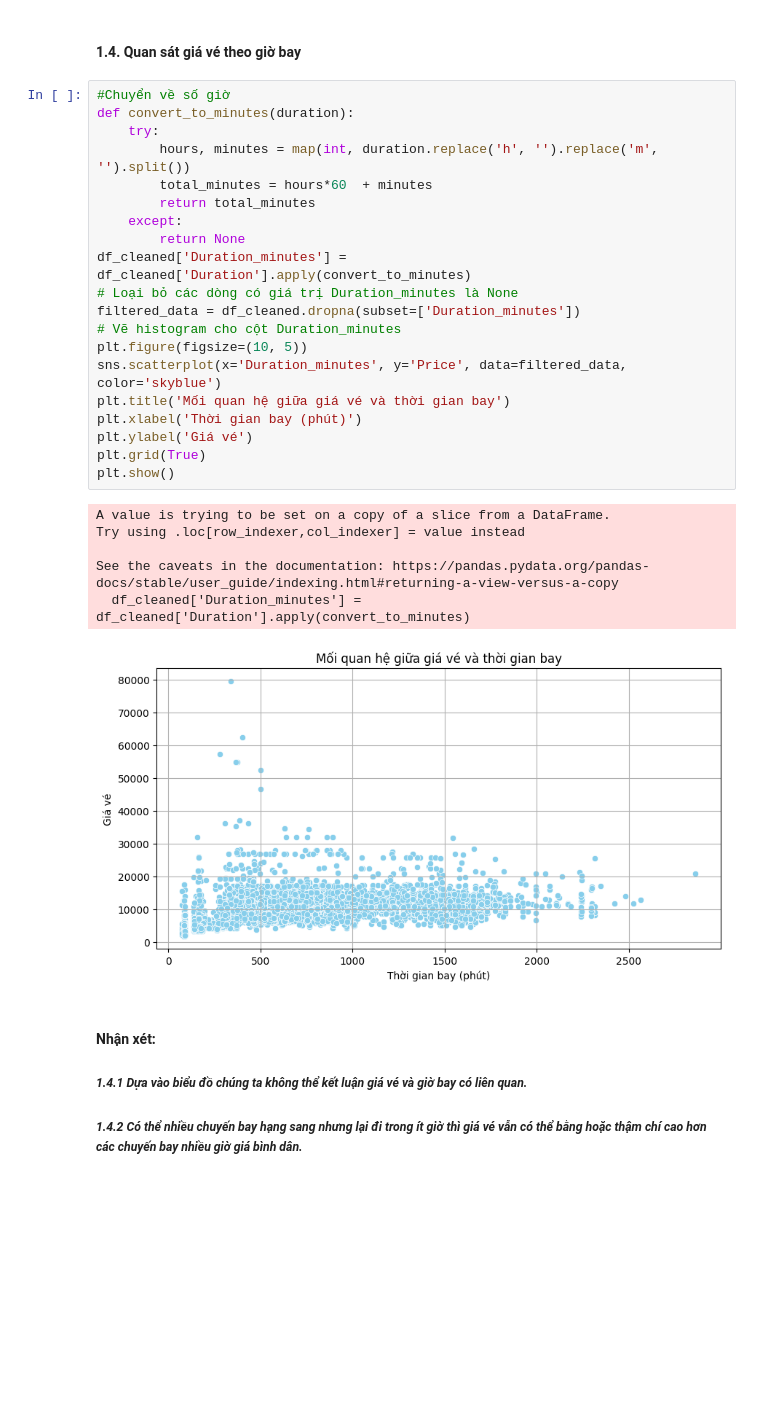
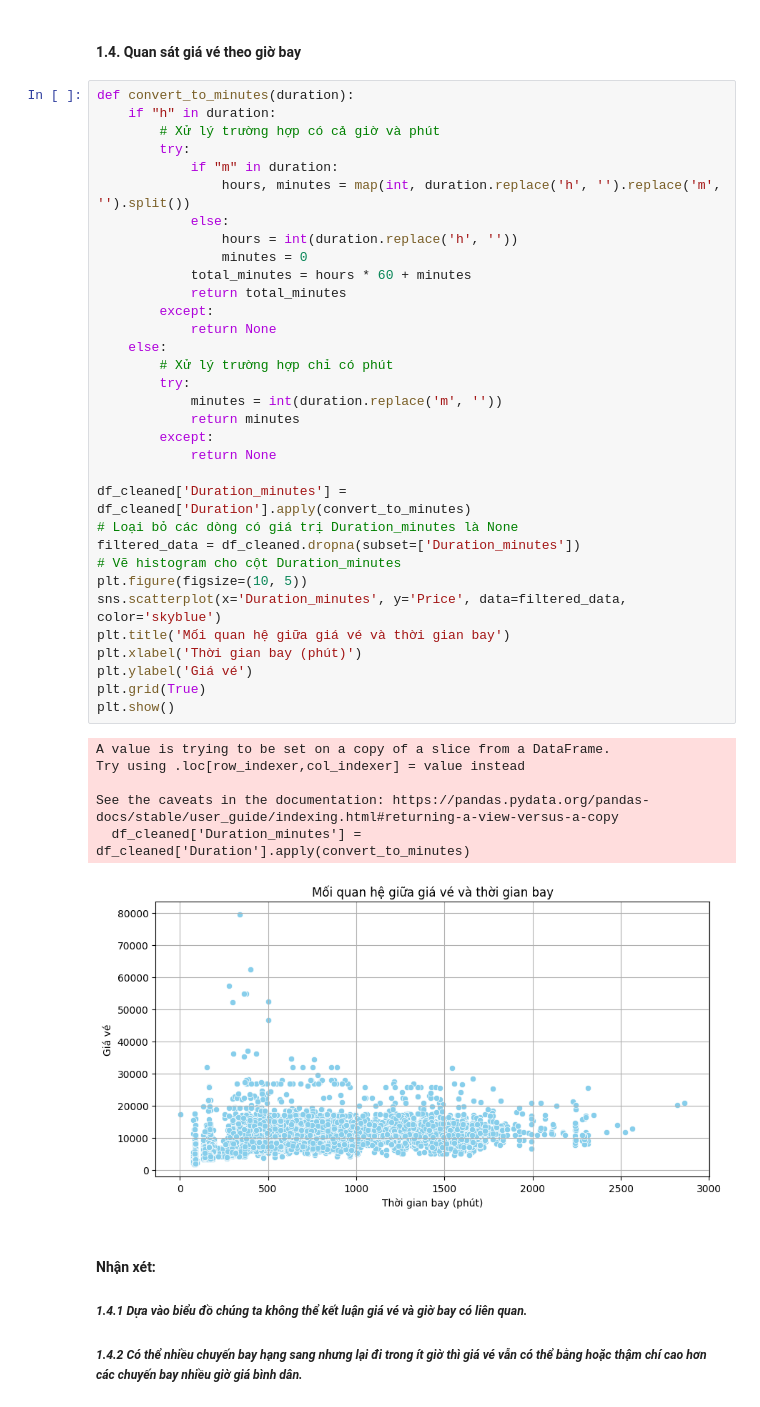
Before and after one commit to haingo22/PTDLUD-DA01, a Jupyter notebook: main.ipynb, the cells around one changed output. Drawn from its saved outputs; the diff is of its cells as text; blank space fills up the shorter version.

```diff
--- a/main.ipynb
+++ b/main.ipynb
@@ -462,32 +474,45 @@ The `ci` parameter is deprecated. Use `errorbar=None` for the same effect.
 # %% [markdown]
 #### **1.4. Quan sát giá vé theo giờ bay**
 # %%
-#Chuyển về số giờ
 def convert_to_minutes(duration):
-    try:
-        hours, minutes = map(int, duration.replace('h', '').replace('m', '').split())
-        total_minutes = hours*60  + minutes
-        return total_minutes
-    except:
-        return None
+    if "h" in duration:
+        # Xử lý trường hợp có cả giờ và phút
+        try:
+            if "m" in duration:
+                hours, minutes = map(int, duration.replace('h', '').replace('m', '').split())
+            else:
+                hours = int(duration.replace('h', ''))
+                minutes = 0
+            total_minutes = hours * 60 + minutes
+            return total_minutes
+        except:
+            return None
+    else:
+        # Xử lý trường hợp chỉ có phút
+        try:
+            minutes = int(duration.replace('m', ''))
+            return minutes
+        except:
+            return None
+
 df_cleaned['Duration_minutes'] = df_cleaned['Duration'].apply(convert_to_minutes)
 # Loại bỏ các dòng có giá trị Duration_minutes là None
 filtered_data = df_cleaned.dropna(subset=['Duration_minutes'])
 # Vẽ histogram cho cột Duration_minutes
 plt.figure(figsize=(10, 5))
 sns.scatterplot(x='Duration_minutes', y='Price', data=filtered_data, color='skyblue')
 plt.title('Mối quan hệ giữa giá vé và thời gian bay')
 plt.xlabel('Thời gian bay (phút)')
 plt.ylabel('Giá vé')
 plt.grid(True)
 plt.show()
 # %% [output]
 A value is trying to be set on a copy of a slice from a DataFrame.
 Try using .loc[row_indexer,col_indexer] = value instead
 
 See the caveats in the documentation: https://pandas.pydata.org/pandas-docs/stable/user_guide/indexing.html#returning-a-view-versus-a-copy
   df_cleaned['Duration_minutes'] = df_cleaned['Duration'].apply(convert_to_minutes)
-[figure, old version]
+[figure, new version]
 # %% [markdown]
 #### **Nhận xét:**
 ##### *1.4.1 Dựa vào biểu đồ chúng ta không thể kết luận giá vé và giờ bay có liên quan.*
```
Also changed, not shown: parts of 15 cells of this notebook, 1 other file.
